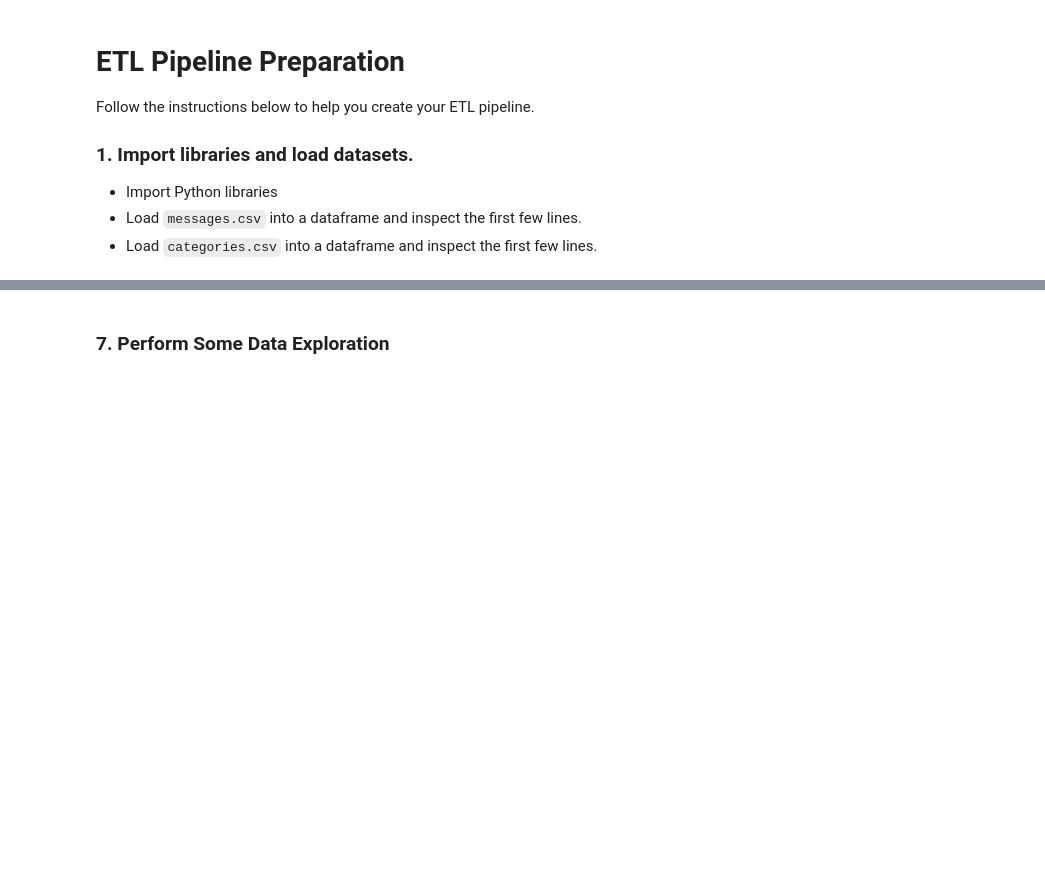
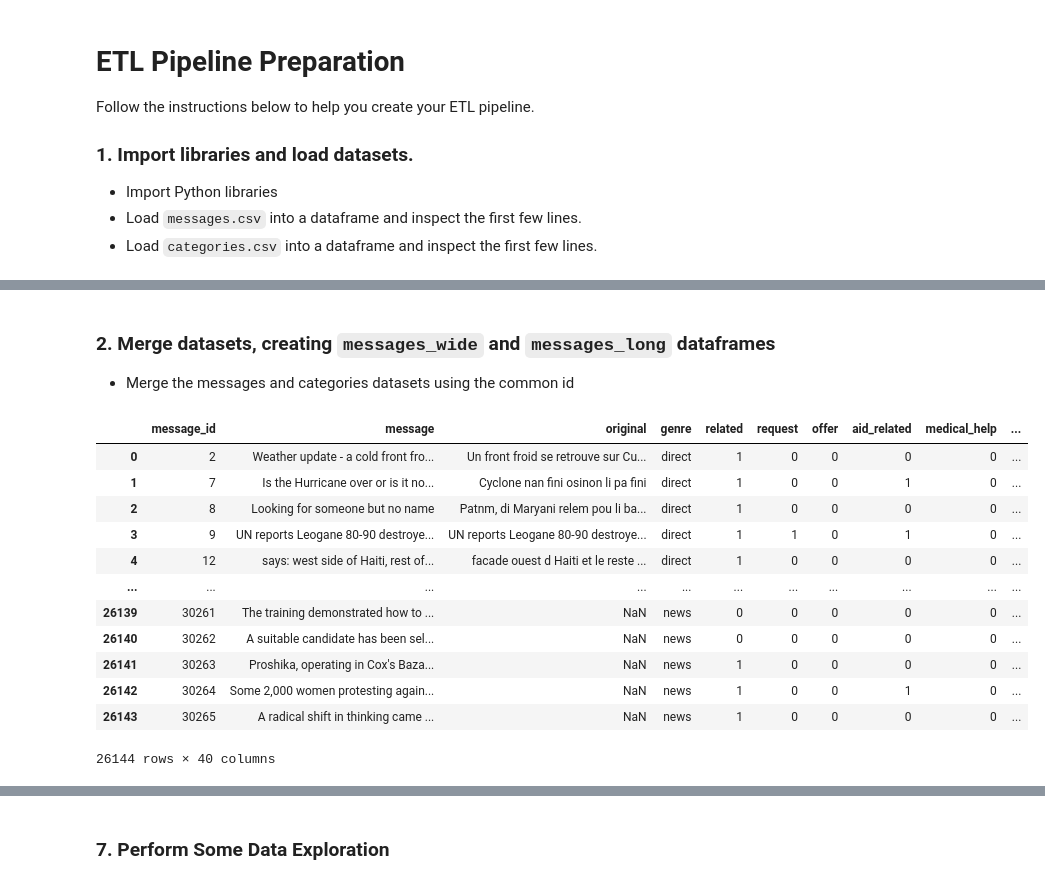
Before and after one commit to tarcisobraz/disaster-message-clf, a Jupyter notebook: data/ETL Pipeline Preparation.ipynb, the cells around one changed output, grey strips where cells are left out. Cells and saved outputs as stored; diff of their text form; code cells hidden in the pictures; blank space fills up the shorter version.

```diff
--- a/data/ETL Pipeline Preparation.ipynb
+++ b/data/ETL Pipeline Preparation.ipynb
@@ -241,0 +193,8 @@ df[df.duplicated()]
+# %%
+# select the first row of the categories dataframe
+row = categories_wide.head(1)
+# use this row to extract a list of new column names for categories.
+# one way is to apply a lambda function that takes everything
+# up to the second to last character of each string with slicing
+category_colnames = row.apply(lambda x: x.str.slice(stop=-2)).values[0].tolist()
+print(category_colnames)
@@ -241,0 +278,20 @@ df[df.duplicated()]
+# %% [markdown]
+### 2. Merge datasets, creating `messages_wide` and `messages_long` dataframes
+- Merge the messages and categories datasets using the common id
+# %%
+messages_wide = pd.merge(messages, categories_wide, on='message_id')
+messages_wide
+# %% [output]
+|  | message_id | message | original | genre | related | request | offer | aid_related | medical_help | ... |
+| 0 | 2 | Weather update - a cold front fro... | Un front froid se retrouve sur Cu... | direct | 1 | 0 | 0 | 0 | 0 | ... |
+| 1 | 7 | Is the Hurricane over or is it no... | Cyclone nan fini osinon li pa fini | direct | 1 | 0 | 0 | 1 | 0 | ... |
+| 2 | 8 | Looking for someone but no name | Patnm, di Maryani relem pou li ba... | direct | 1 | 0 | 0 | 0 | 0 | ... |
+| 3 | 9 | UN reports Leogane 80-90 destroye... | UN reports Leogane 80-90 destroye... | direct | 1 | 1 | 0 | 1 | 0 | ... |
+| 4 | 12 | says: west side of Haiti, rest of... | facade ouest d Haiti et le reste ... | direct | 1 | 0 | 0 | 0 | 0 | ... |
+| ... | ... | ... | ... | ... | ... | ... | ... | ... | ... | ... |
+| 26139 | 30261 | The training demonstrated how to ... | NaN | news | 0 | 0 | 0 | 0 | 0 | ... |
+| 26140 | 30262 | A suitable candidate has been sel... | NaN | news | 0 | 0 | 0 | 0 | 0 | ... |
+| 26141 | 30263 | Proshika, operating in Cox's Baza... | NaN | news | 1 | 0 | 0 | 0 | 0 | ... |
+| 26142 | 30264 | Some 2,000 women protesting again... | NaN | news | 1 | 0 | 0 | 1 | 0 | ... |
+| 26143 | 30265 | A radical shift in thinking came ... | NaN | news | 1 | 0 | 0 | 0 | 0 | ... |
+26144 rows × 40 columns
```
Also changed, not shown: parts of 53 cells of this notebook.
